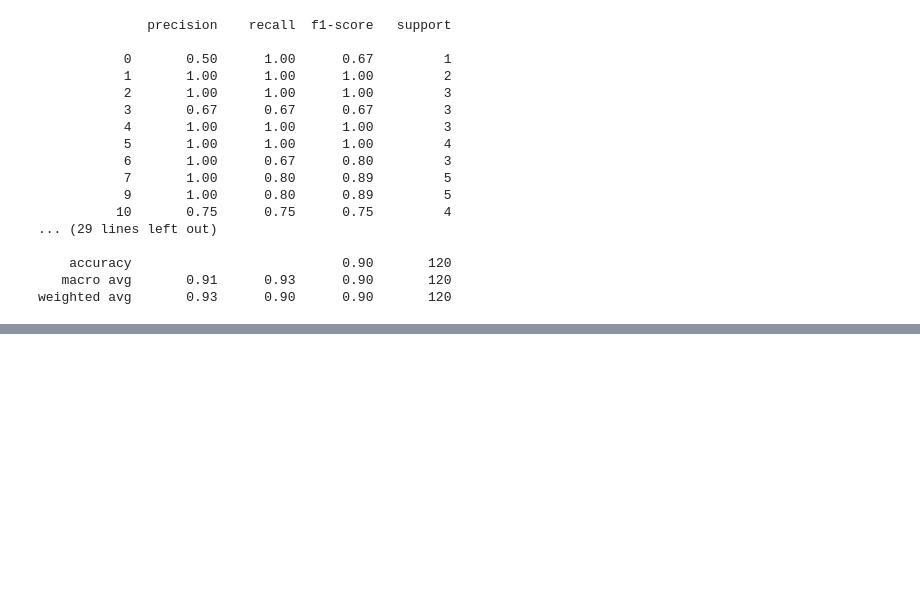
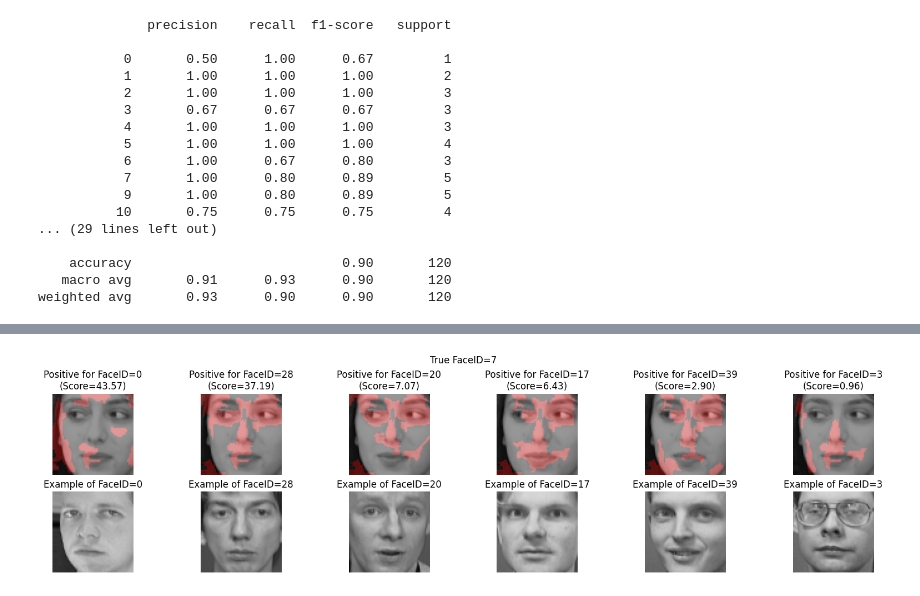
Before and after one commit to youjin2/ds, a Jupyter notebook: ds053/notebooks/surrogate_analysis_lime_for_image_data.ipynb, the cells around one changed output, grey strips where cells are left out. Cells and saved outputs as stored; diff of their text form; code cells hidden in the pictures; blank space fills up the shorter version.

Commit message:
MAINT: add explanation to wrong prediction

```diff
--- a/ds053/notebooks/surrogate_analysis_lime_for_image_data.ipynb
+++ b/ds053/notebooks/surrogate_analysis_lime_for_image_data.ipynb
@@ -355,20 +349,0 @@ explanation, fig = lis(idx)
-# %%
-probs = pipeline.predict_proba([X_test[idx]])[0]
-fig, axes = plt.subplots(2, 6, figsize=(16, 4))
-for i, (ax1, ax2) in zip(explanation.top_labels, axes.T):
-    tmp, mask = explanation.get_image_and_mask(
-        label=i,
-        positive_only=True,
-        num_features=12,
-        hide_rest=False,
-        min_weight=0.001
-    )
-
-    ax1.imshow(label2rgb(mask, tmp, bg_label=0))
-    ax1.set_title(f"Positive for FaceID={i}\n(Score={probs[i]*100:.2f})")
-    ax1.axis("off")
-
-    face_id = np.random.choice(np.where(y_train == i)[0])
-    ax2.imshow(X_train[face_id])
-    ax2.set_title(f"Example of FaceID={i}")
-    ax2.axis("off")
@@ -376,0 +350,8 @@ for i, (ax1, ax2) in zip(explanation.top_labels, axes.T):
+# %%
+low_precision_label = [0, 12, 17, 24]
+# %%
+cases = []
+for i, lb in enumerate(pred_test):
+    if lb in low_precision_label and pred_test[i] != y_test[i]:
+        cases.append(i)
+        print(f"Index: {i} (True: {y_test[i]}, Pred: {pred_test[i]})")
@@ -376,0 +368,4 @@ for i, (ax1, ax2) in zip(explanation.top_labels, axes.T):
+# %%
+explanation, fig = lis.display_false_examples(X=X_train, y=y_train, idx=cases[0])
+# %% [output]
+[figure, added]
```
Also changed, not shown: parts of 11 cells of this notebook, 1 other file.
